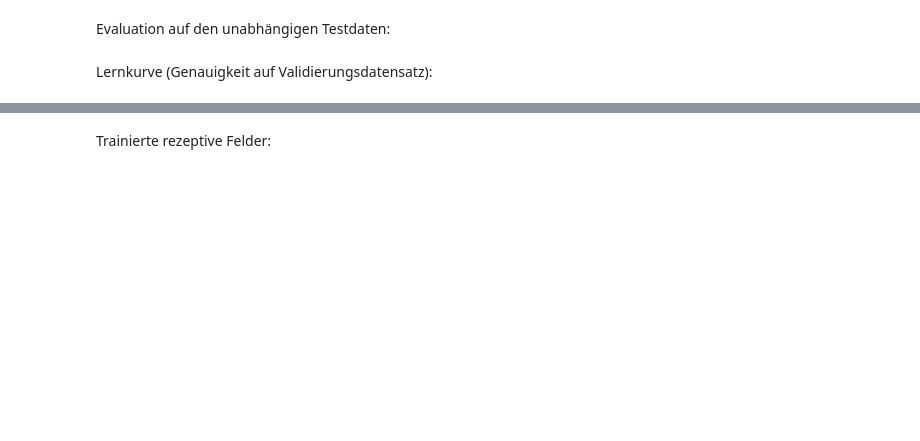
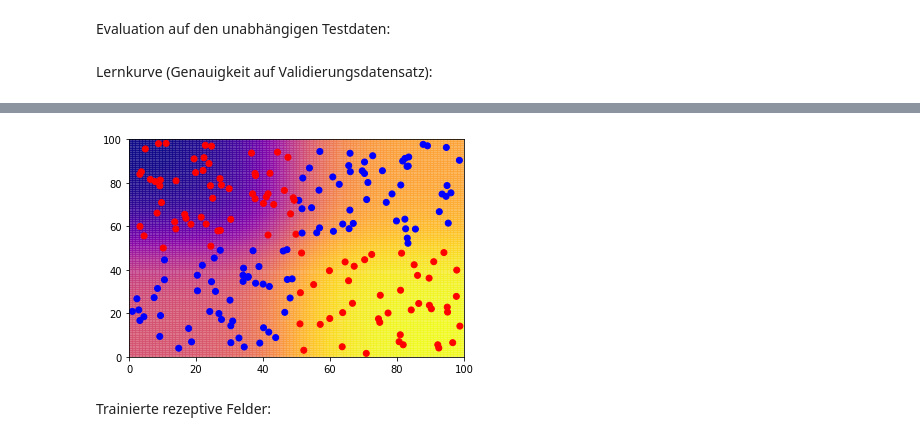
Before and after one commit to fa97ber/DeepLearning, a Jupyter notebook: Einfaches MLP für MNIST.ipynb, the cells around one changed output, grey strips where cells are left out. Saved outputs shown, nothing was run; the diff lists cells and outputs as text; code cells hidden in the pictures; blank space fills up the shorter version.

```diff
--- a/Einfaches MLP für MNIST.ipynb
+++ b/Einfaches MLP für MNIST.ipynb
@@ -373,3 +418,12 @@ plt.plot(MSE/x2.shape[0]);
+# %%
+c_grid2 = np.zeros(f_grid.shape[0])
+for i,p in enumerate(f_grid):
+    x = np.reshape(p,(p.shape[0],1)).copy()
+    c_grid2[i] = feedforward(x)[0][0]
+plt.pcolor(np.reshape(c_grid2, (100,100)), alpha=.8, cmap='plasma');
+plt.scatter((design[:,0]+6)/12*100, (design[:,1]+6)/12*100, color=np.where(label == 1, 'b', 'r'));
+# %% [output]
+[figure, added]
 # %% [markdown]
 Trainierte rezeptive Felder:
 # %%
```
Also changed, not shown: parts of 17 cells of this notebook.
